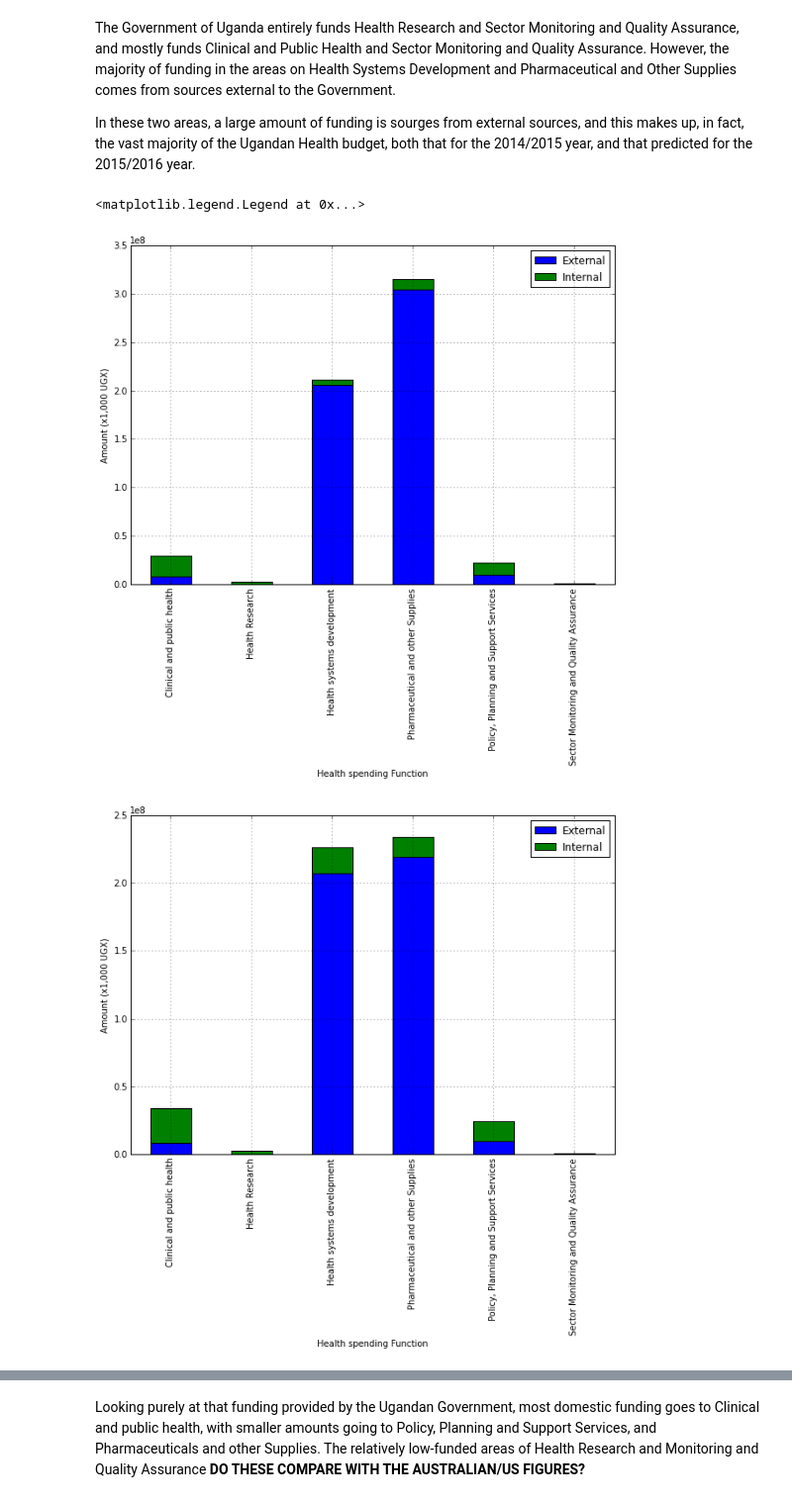
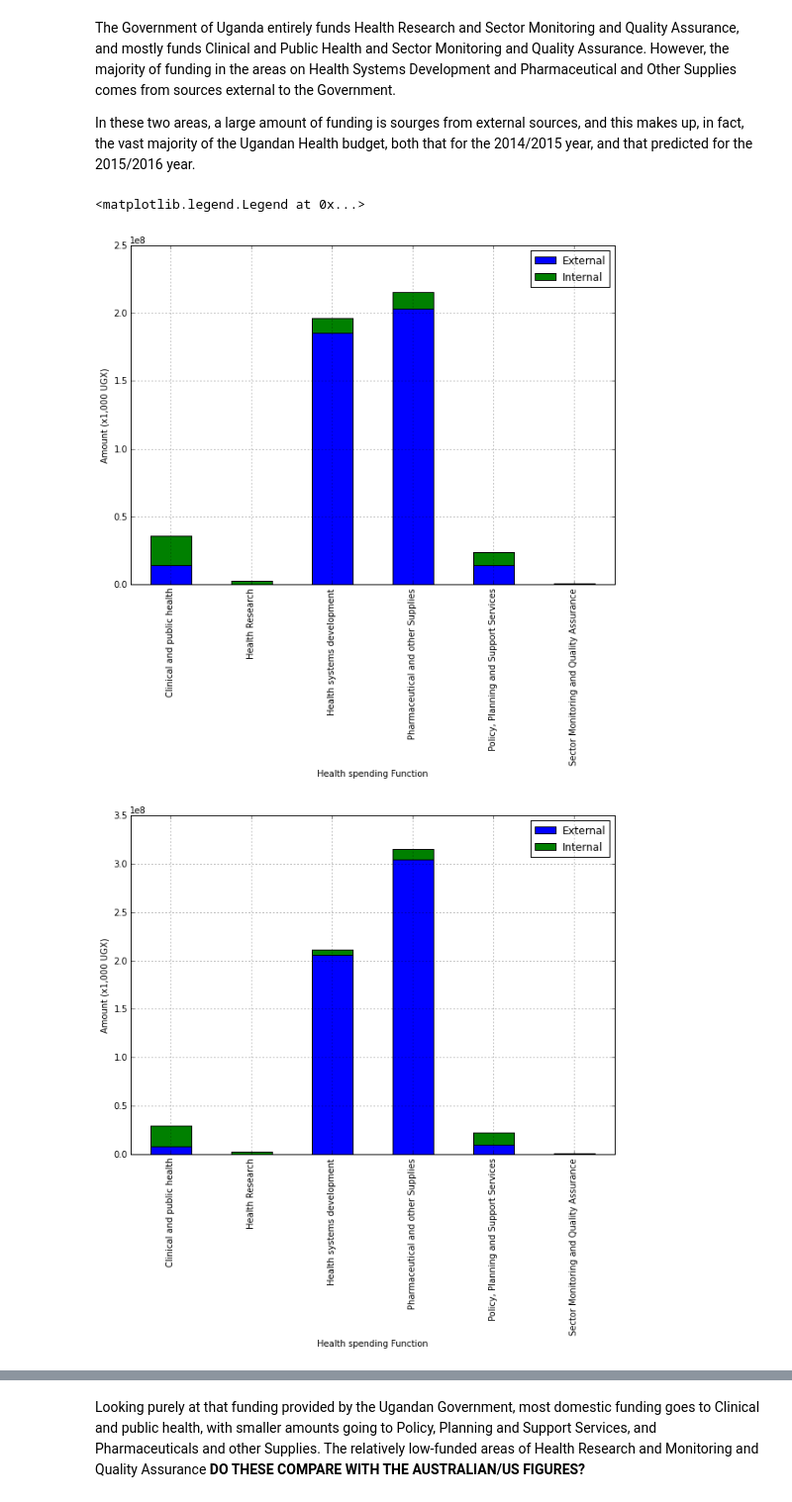
Before and after one commit to forsakendaemon/uganda, a Jupyter notebook: Uganda Health Financing.ipynb, the cells around one changed output, grey strips where cells are left out. Shown: that part at 99% size. Cells and saved outputs as stored; diff of their text form; code cells hidden in the pictures.

```diff
--- a/Uganda Health Financing.ipynb
+++ b/Uganda Health Financing.ipynb
@@ -32,17 +32,22 @@ The Government of Uganda entirely funds Health Research and Sector Monitoring an
 
 In these two areas, a large amount of funding is sourges from external sources, and this makes up, in fact, the vast majority of the Ugandan Health budget, both that for the 2014/2015 year, and that predicted for the 2015/2016 year.
 # %%
+health_budget_by_internal13 = health_budget[health_budget["Year"] == "13/14"].groupby(['Function', 'Internal']).aggregate(np.sum).unstack()
+plot13 = health_budget_by_internal13.plot(kind='bar', stacked=True, figsize=(10, 7))
+plot13.set_xlabel("Health spending Function")
+plot13.set_ylabel("Amount (x1,000 UGX)")
+plot13.legend(["External", "Internal"])
 health_budget_by_internal14 = health_budget[health_budget["Year"] == "14/15"].groupby(['Function', 'Internal']).aggregate(np.sum).unstack()
 plot14 = health_budget_by_internal14.plot(kind='bar', stacked=True, figsize=(10, 7))
 plot14.set_xlabel("Health spending Function")
 plot14.set_ylabel("Amount (x1,000 UGX)")
 plot14.legend(["External", "Internal"])
 health_budget_by_internal15 = health_budget[health_budget["Year"] == "15/16"].groupby(['Function', 'Internal']).aggregate(np.sum).unstack()
 plot15 = health_budget_by_internal15.plot(kind='bar', stacked=True, figsize=(10, 7))
 plot15.set_xlabel("Health spending Function")
 plot15.set_ylabel("Amount (x1,000 UGX)")
 plot15.legend(["External", "Internal"])
 # %% [output]
 <matplotlib.legend.Legend at 0x...>
-[figure, old version]
+[figure, new version]
-[figure, old version]
+[figure, new version]
```
Also changed, not shown: parts of 6 cells of this notebook, 2 other files.
